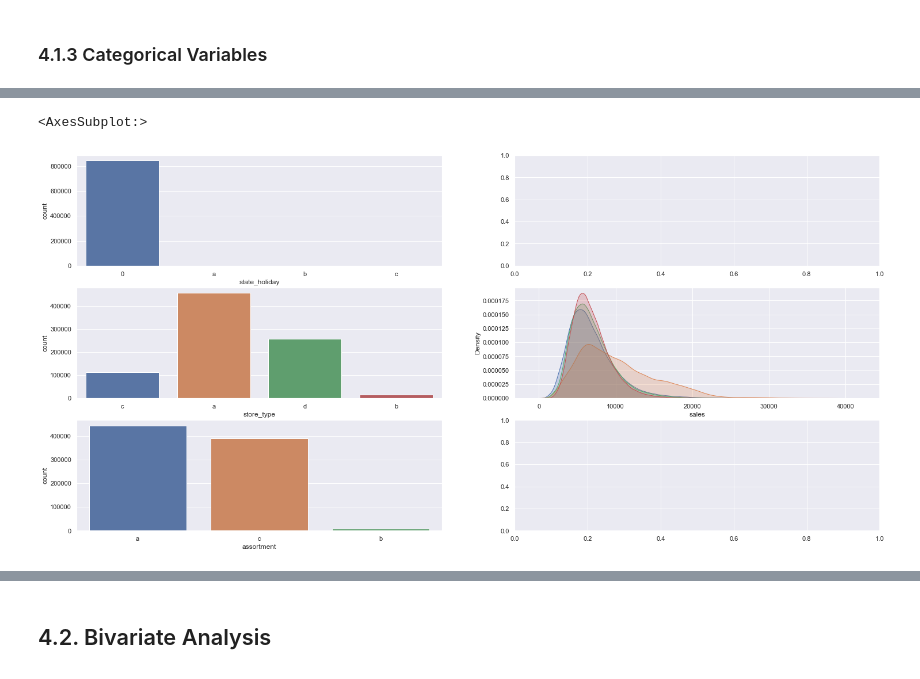
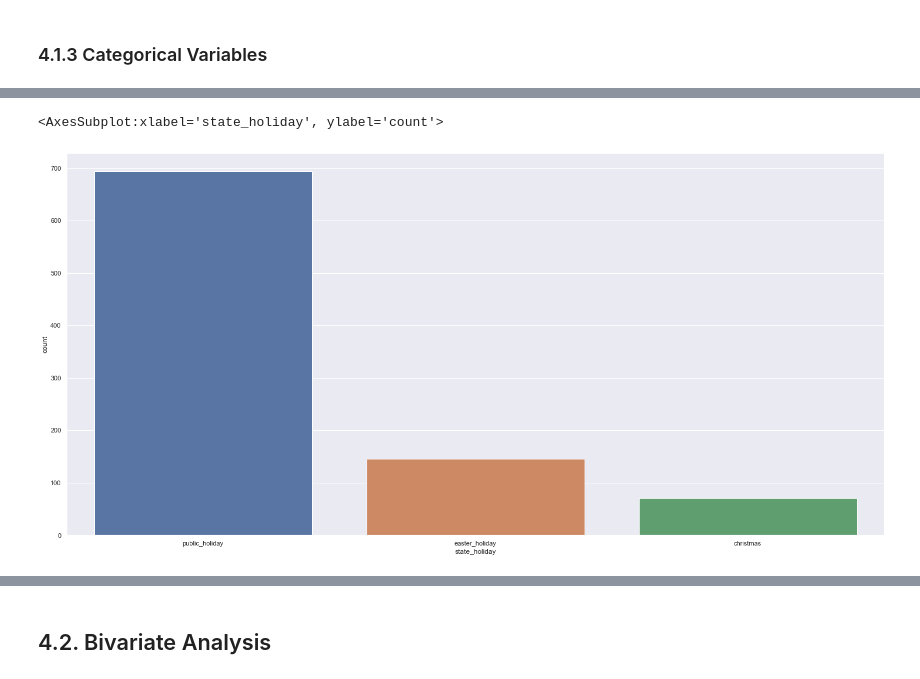
Before and after one commit to luana-afonso/DataScience-Em-Producao, a Jupyter notebook: m04_v01_store_sales_prediction.ipynb, the cells around one changed output, grey strips where cells are left out. Drawn from its saved outputs; the diff is of its cells as text; code cells hidden in the pictures.

```diff
--- a/m04_v01_store_sales_prediction.ipynb
+++ b/m04_v01_store_sales_prediction.ipynb
@@ -842,32 +821,14 @@ num_attributes.hist( bins=25 );
 # %%
 # state_holiday
-plt.subplot( 3, 2, 1 )
-a = df4[df4['state_holiday'] != 'regular_day']
-sns.countplot( a['state_holiday'] )
 
-plt.subplot( 3, 2, 2 ) #row, column, position
-sns.kdeplot( df4[df4['state_holiday'] == 'public_holiday']['sales'], label='public_holiday', shade=True )
-sns.kdeplot( df4[df4['state_holiday'] == 'easter_holiday']['sales'], label='easter_holiday', shade=True )
-sns.kdeplot( df4[df4['state_holiday'] == 'christmas']['sales'], label='christmas', shade=True )
+# Para enxergarmos melhor vamos filtrar os dias regulares ja que ele é mtttt maior que os outros
+# df4["state_holiday"] != 'regular_day'
+# quero filtrar todas as linhas e colunas e vou guardar em uma variável chamada a
+a = df4[df4["state_holiday"] != 'regular_day']
+# o a é um dataframe que não tem "regular_day" na coluna state_holiday
 
-# store_type
-plt.subplot( 3, 2, 3 )
-sns.countplot( df4['store_type'] )
-
-plt.subplot( 3, 2, 4 )
-sns.kdeplot( df4[df4['store_type'] == 'a']['sales'], label='a', shade=True )
-sns.kdeplot( df4[df4['store_type'] == 'b']['sales'], label='b', shade=True )
-sns.kdeplot( df4[df4['store_type'] == 'c']['sales'], label='c', shade=True )
-sns.kdeplot( df4[df4['store_type'] == 'd']['sales'], label='d', shade=True )
-
-# assortment
-plt.subplot( 3, 2, 5 )
-sns.countplot( df4['assortment'] )
-
-plt.subplot( 3, 2, 6 )
-sns.kdeplot( df4[df4['assortment'] == 'extended']['sales'], label='extended', shade=True )
-sns.kdeplot( df4[df4['assortment'] == 'basic']['sales'], label='basic', shade=True )
-sns.kdeplot( df4[df4['assortment'] == 'extra']['sales'], label='extra', shade=True )
+# sns.countplot(a) - naaao! atenção
+sns.countplot( a["state_holiday"] )
 # %% [output]
-<AxesSubplot:>
+<AxesSubplot:xlabel='state_holiday', ylabel='count'>
-[figure, old version]
+[figure, new version]
```
Also changed, not shown: parts of 35 cells of this notebook.
